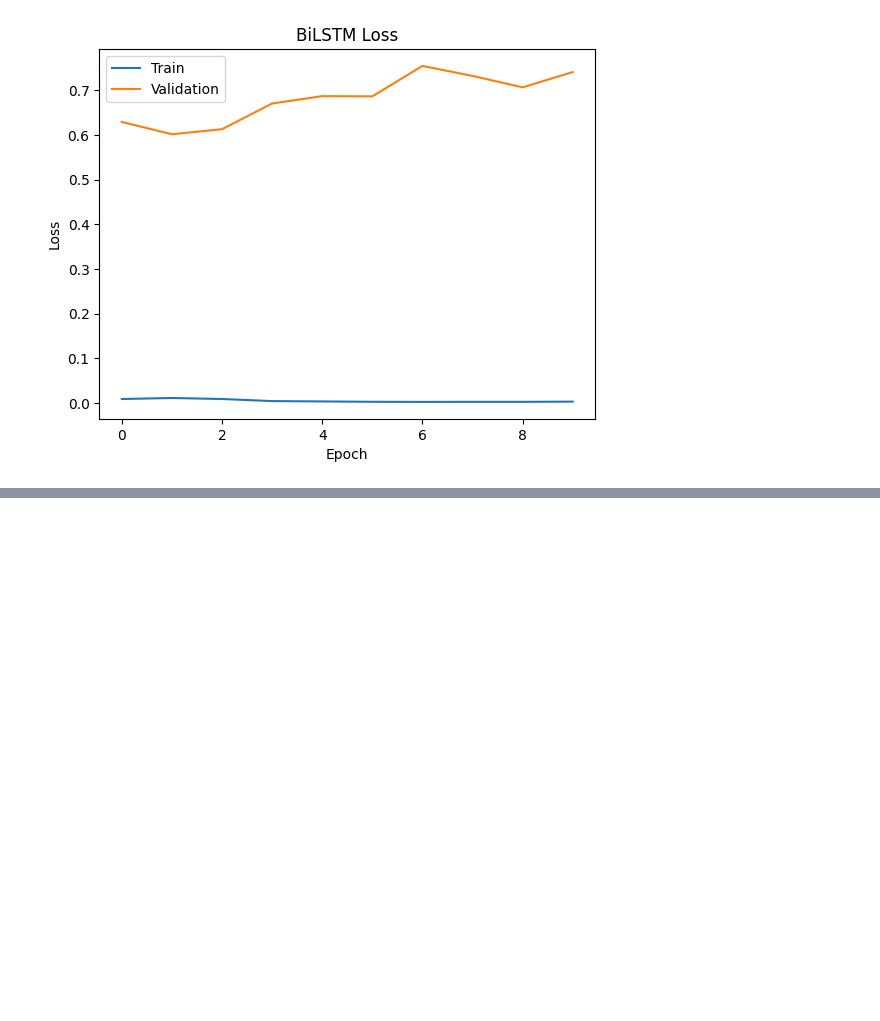
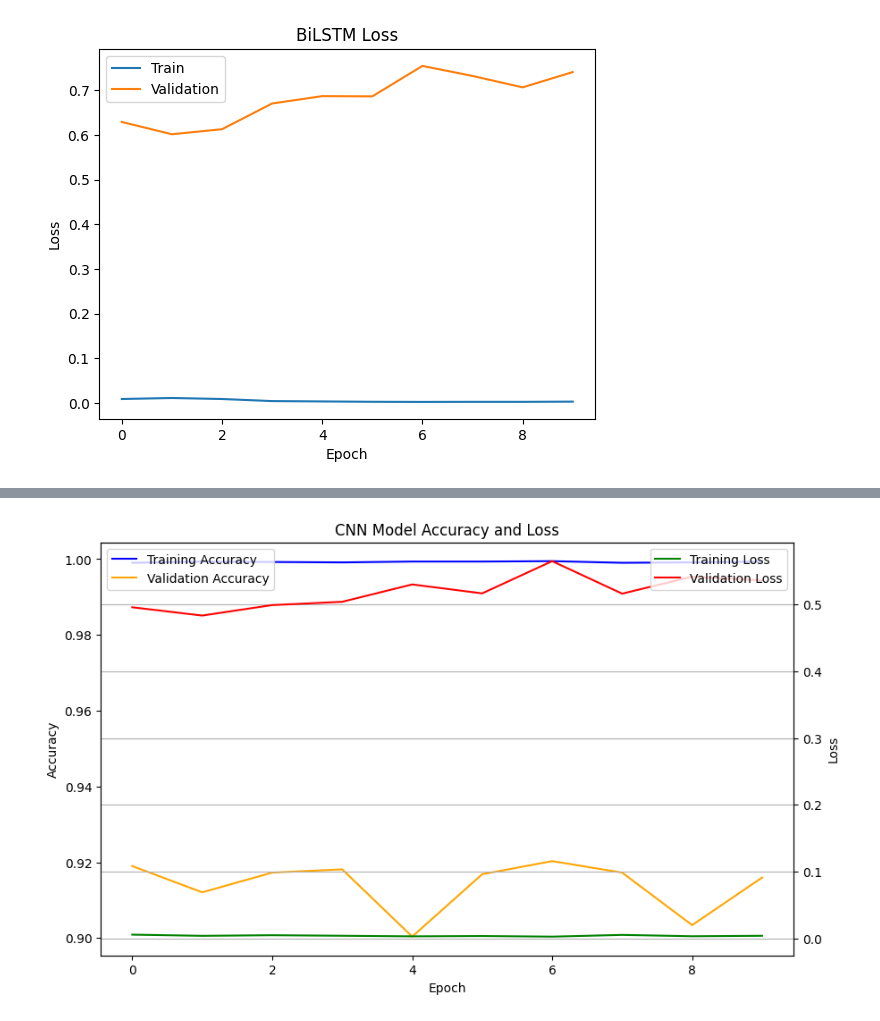
Before and after one commit to jeekay24/twitter-chat-analysis, a Jupyter notebook: analysis.ipynb, the cells around one changed output, grey strips where cells are left out. Saved outputs shown, nothing was run; the diff lists cells and outputs as text; code cells hidden in the pictures; blank space fills up the shorter version.

```diff
--- a/analysis.ipynb
+++ b/analysis.ipynb
@@ -468,0 +530,29 @@ Epoch 10/10
+# %%
+import matplotlib.pyplot as plt
+
+def plot_combined_accuracy_and_loss(cnn_history):
+    # Plot combined accuracy and loss
+    plt.figure(figsize=(10, 6))
+
+    # Accuracy plot
+    plt.plot(cnn_history.history['accuracy'], label='Training Accuracy', color='blue')
+    plt.plot(cnn_history.history['val_accuracy'], label='Validation Accuracy', color='orange')
+    plt.xlabel('Epoch')
+    plt.ylabel('Accuracy')
+    plt.title('CNN Model Accuracy and Loss')
+    plt.legend(loc='upper left')
+
+    # Loss plot
+    plt.twinx()
+    plt.plot(cnn_history.history['loss'], label='Training Loss', color='green')
+    plt.plot(cnn_history.history['val_loss'], label='Validation Loss', color='red')
+    plt.ylabel('Loss')
+    plt.legend(loc='upper right')
+
+    plt.grid(True)
+    plt.show()
+
+# Assuming you have cnn_history variable
+plot_combined_accuracy_and_loss(cnn_history)
+# %% [output]
+[figure, added]
```
Also changed, not shown: parts of 24 cells of this notebook.
